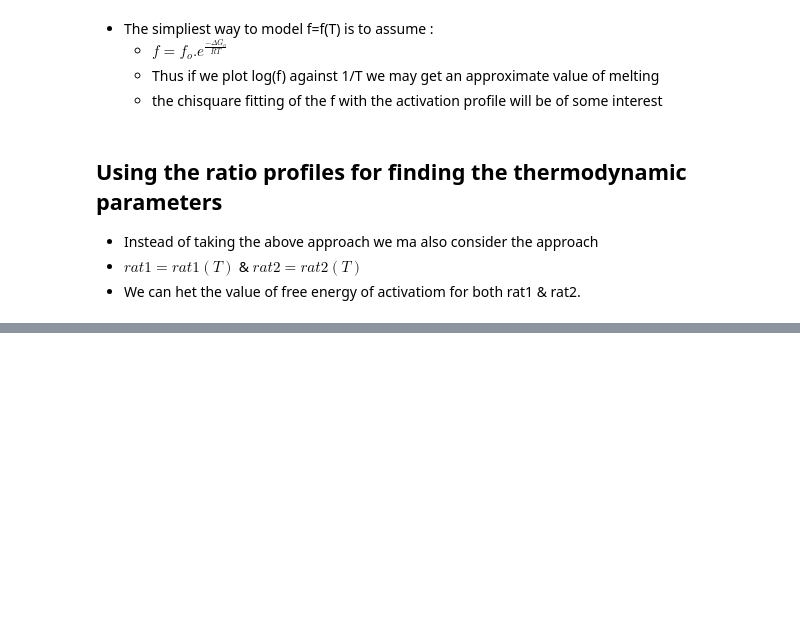
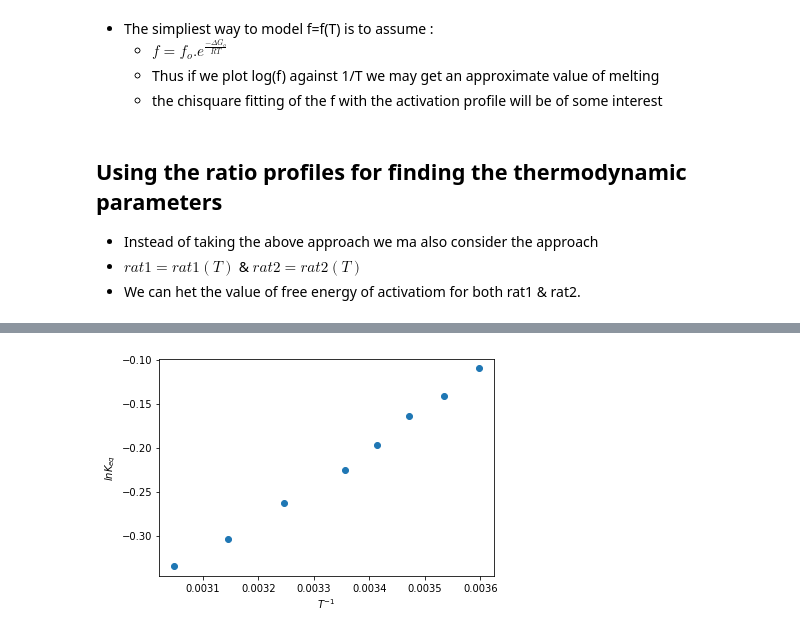
Before and after one commit to adgcal/CD-Analysis, a Jupyter notebook: CD_ANAL.ipynb, the cells around one changed output, grey strips where cells are left out. Drawn from its saved outputs; the diff is of its cells as text; code cells hidden in the pictures; blank space fills up the shorter version.

```diff
--- a/CD_ANAL.ipynb
+++ b/CD_ANAL.ipynb
@@ -241,0 +242,9 @@ Unpacking objects: 100% (30/30), done.
+# %%
+T=df['T'].values+273.0
+RR=df['R'].values
+plt.plot(1./T,np.log(RR),'o')
+plt.xlabel(r'$T^{-1} $')
+plt.ylabel(r'$ln K_{eq}$')
+plt.show()
+# %% [output]
+[figure, added]
```
Also changed, not shown: parts of 15 cells of this notebook.
